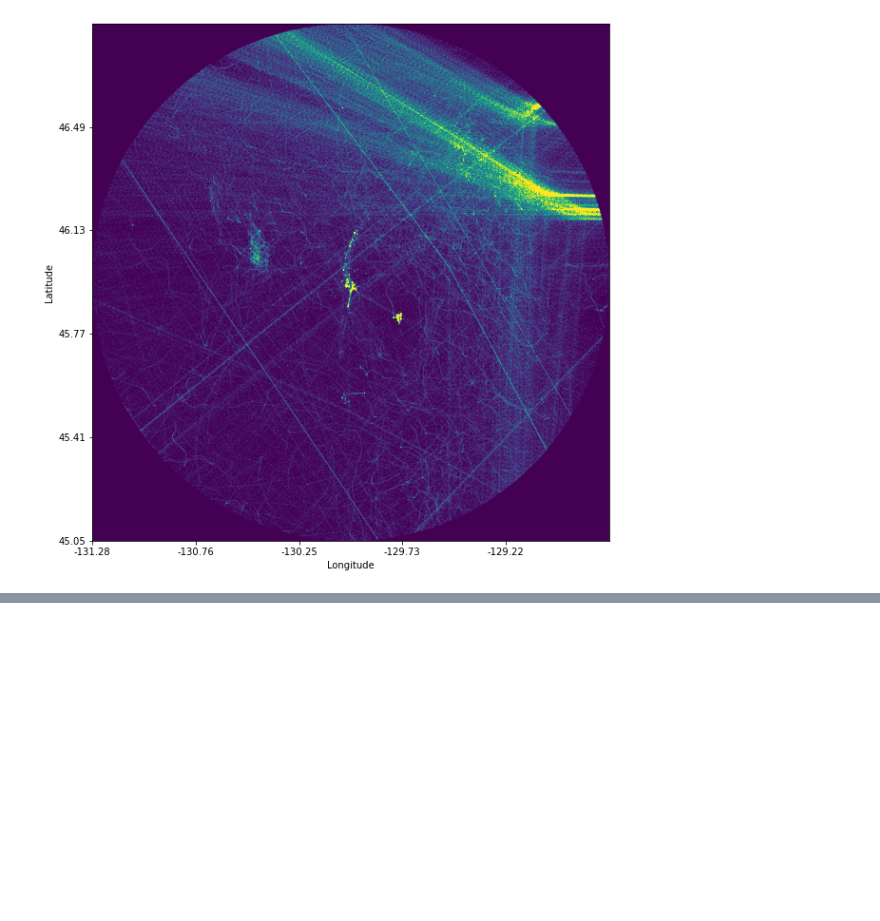
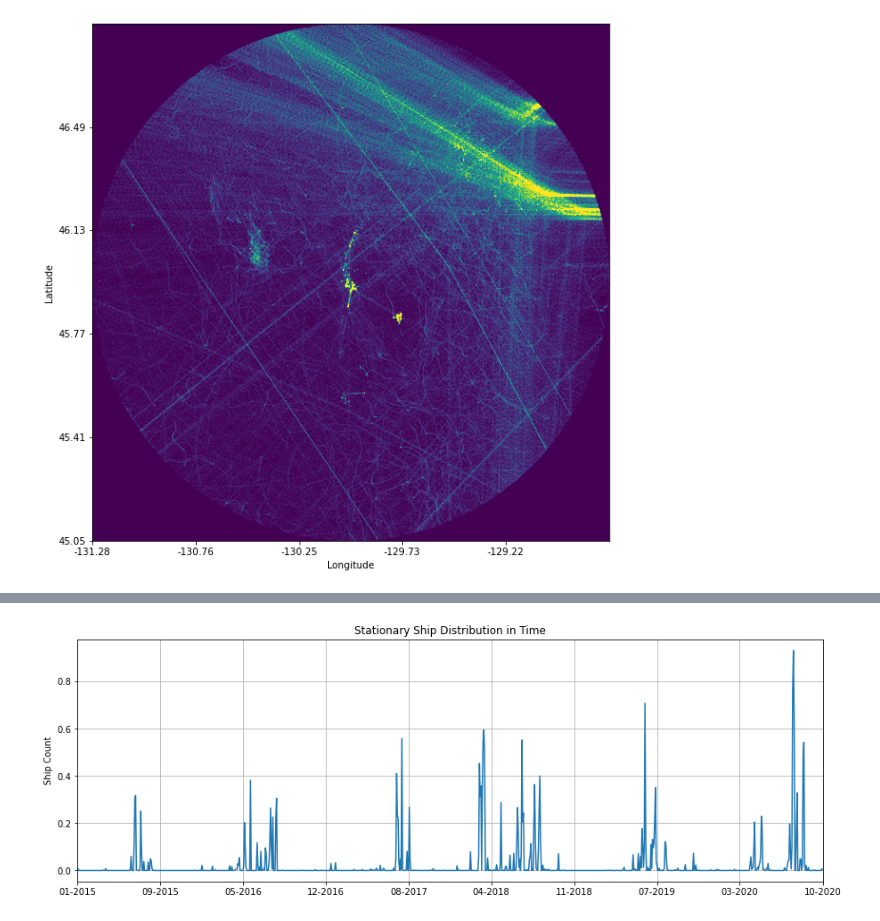
Before and after one commit to John-Ragland/AIS_data_analysis, a Jupyter notebook: AIS_Data_Processing.ipynb, the cells around one changed output, grey strips where cells are left out. Cells and saved outputs as stored; diff of their text form; code cells hidden in the pictures; blank space fills up the shorter version.

```diff
--- a/AIS_Data_Processing.ipynb
+++ b/AIS_Data_Processing.ipynb
@@ -157,0 +200,17 @@ fig.savefig('density_heatmap_resampled.png',dpi=200)
+# %%
+# Get Date Ticks
+time_bins_str = pd.to_datetime(time_bins*1e+9*3600).strftime('%m-%Y').to_numpy()
+xticks = np.linspace(0,H.shape[0], 10).astype(int)
+xlabels = time_bins_str[xticks]
+
+fig = plt.figure(figsize=(15,5))
+plt.plot(np.sum(H,axis=1))
+plt.xticks(xticks, xlabels)
+plt.grid()
+plt.xlim([0,1000])
+plt.ylabel('Ship Count')
+plt.title('Stationary Ship Distribution in Time')
+
+fig.savefig('stationary_ship_dist_in_time.png',dpi=200)
+# %% [output]
+[figure, added]
```
Also changed, not shown: parts of 11 cells of this notebook, 3 other files.
